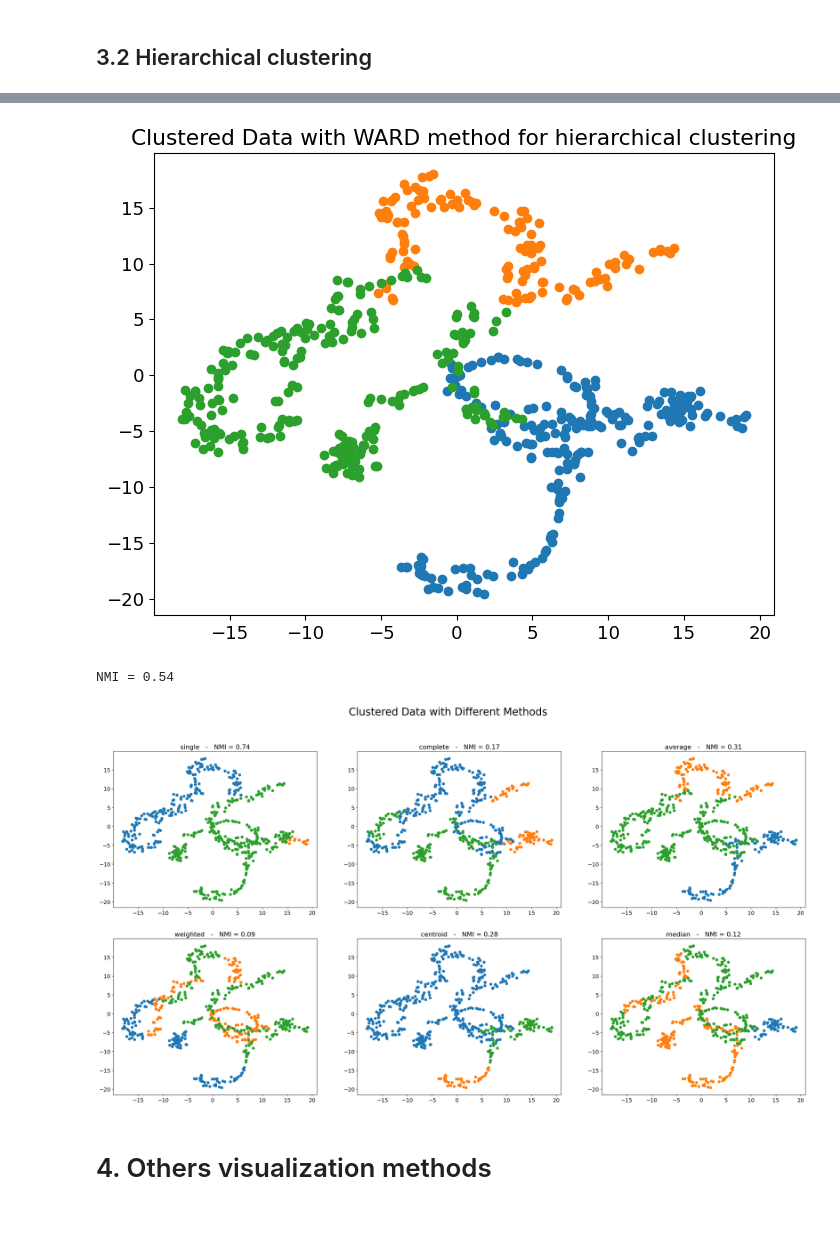
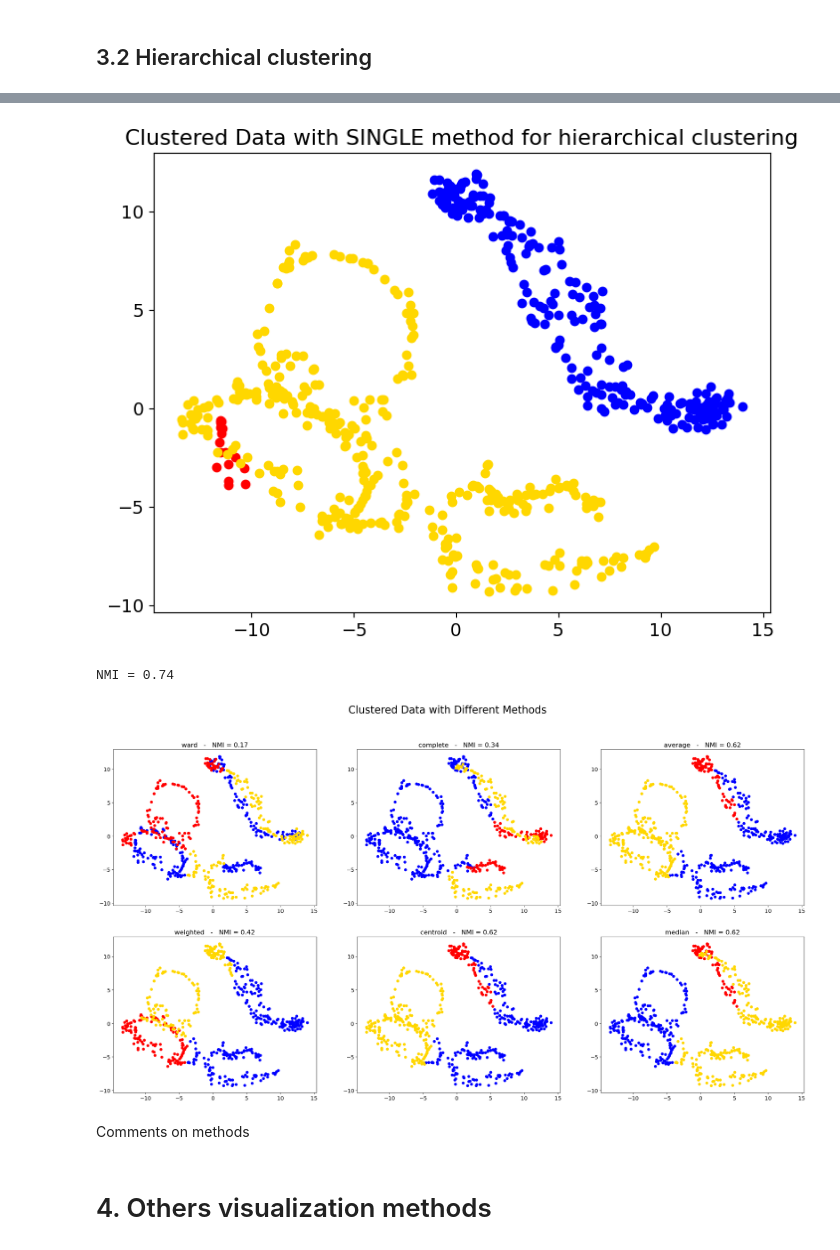
Before and after one commit to giuliadoda/LCP_mod_B, a Jupyter notebook: Ex2/group2406_exercise02.ipynb, the cells around one changed output, grey strips where cells are left out. Cells and saved outputs as stored; diff of their text form; code cells hidden in the pictures; blank space fills up the shorter version.

```diff
--- a/Ex2/group2406_exercise02.ipynb
+++ b/Ex2/group2406_exercise02.ipynb
@@ -305,0 +311,14 @@ plt.show()
+# %%
+# transpose data matrix
+dataT = data.T
+# find eigenvalues and eigenvectors of covariance matrix and sort them by principal component
+U, spectrum, Vt = la.svd(dataT)
+l = spectrum**2 / (data.shape[1] - 1)
+
+Lambda = np.real_if_close(np.diag(l))
+
+princ_comp = []
+
+for i in range(Lambda.shape[0]):
+    princ_comp.append(Lambda[i, i]/Lambda.trace())
+    print(f'variability explained using up to PC {i+1}: {np.round(np.cumsum(princ_comp)[i] * 100, 1)} %')
@@ -317,12 +419,12 @@ from scipy.cluster.hierarchy import dendrogram, linkage, fcluster
 level_thr = 3
 
 # perform hierarchical clustering
-hierarchical_model = linkage(X2D, method='ward')
+hierarchical_model = linkage(X3D, method='single')
 
 # display dendrogram
-plt.figure(figsize=(12,6))
+plt.figure(figsize=(12,8))
 dendrogram(hierarchical_model, truncate_mode='level', p=level_thr)
-plt.title('Hierarchical Clustering Dendrogram with WARD method')
+plt.title('Hierarchical Clustering Dendrogram with SINGLE method')
 plt.xlabel('Number of points in node')
 plt.ylabel('Distance')
 plt.show()
@@ -331,6 +433,6 @@ plt.show()
 # %%
 # now we try different methods for hierarchical clustering
-h_methods = ['single', 'complete', 'average', 'weighted', 'centroid', 'median']
+h_methods = ['ward', 'complete', 'average', 'weighted', 'centroid', 'median']
 
 fig, ax = plt.subplots(nrows=2, ncols=3, figsize=(30,15))
 fig.suptitle('Hierarchical Clustering Dendrograms for Different Methods', fontsize=25)
@@ -342,7 +444,7 @@ for i,m in enumerate(h_methods):
     row = i // 3
     col = i % 3
     # clustering
-    hm = linkage(X2D, method=m)
+    hm = linkage(X3D, method=m)
     h_linkage_matrixes.append(hm)
     # display dendrogram
     dendrogram(hm, truncate_mode='level', p=level_thr, ax=ax[row][col])
@@ -359,35 +461,37 @@ plt.show()
 hcluster_labels = fcluster(hierarchical_model, n_true_center, criterion='maxclust')
 
 plt.figure(figsize=(8, 6))
+colors_h = ['blue', 'red', 'gold']
 for cluster in range(1, n_true_center + 1):
-    plt.scatter(X2D[hcluster_labels == cluster, 0],
-                X2D[hcluster_labels == cluster, 1])
+    plt.scatter(X3D[hcluster_labels == cluster, 0], X3D[hcluster_labels == cluster, 1], color = colors_h[cluster-1])
 
-plt.title('Clustered Data with WARD method for hierarchical clustering')
+plt.title('Clustered Data with SINGLE method for hierarchical clustering')
 plt.show()
 
 print(f'NMI = {NMI(y_true,hcluster_labels):.2f}')
 # %% [output]
-[figure, old version]
+[figure, new version]
-NMI = 0.54
+NMI = 0.74
 # %%
 # other methods
 
 fig, ax = plt.subplots(nrows=2, ncols=3, figsize=(30,15))
 fig.suptitle('Clustered Data with Different Methods', fontsize=25)
 
 # getting predicted label from each point for each method
 for i, hm in enumerate(h_linkage_matrixes):
     row = i // 3
     col = i % 3
     hl = fcluster(hm, n_true_center, criterion='maxclust')
     for cluster in range(1, n_true_center + 1):
-        ax[row][col].scatter(X2D[hl == cluster, 0], X2D[hl == cluster, 1])
+        ax[row][col].scatter(X3D[hl == cluster, 0], X3D[hl == cluster, 1], color = colors_h[cluster-1])
         t = h_methods[i] + '   -   ' + f'NMI = {NMI(y_true, hl):.2f}'
         ax[row][col].set_title(t)
 
 plt.show()
 # %% [output]
-[figure, old version]
+[figure, new version]
+# %% [markdown]
+Comments on methods
 # %% [markdown]
 # 4. Others visualization methods
```
Also changed, not shown: parts of 13 cells of this notebook.
